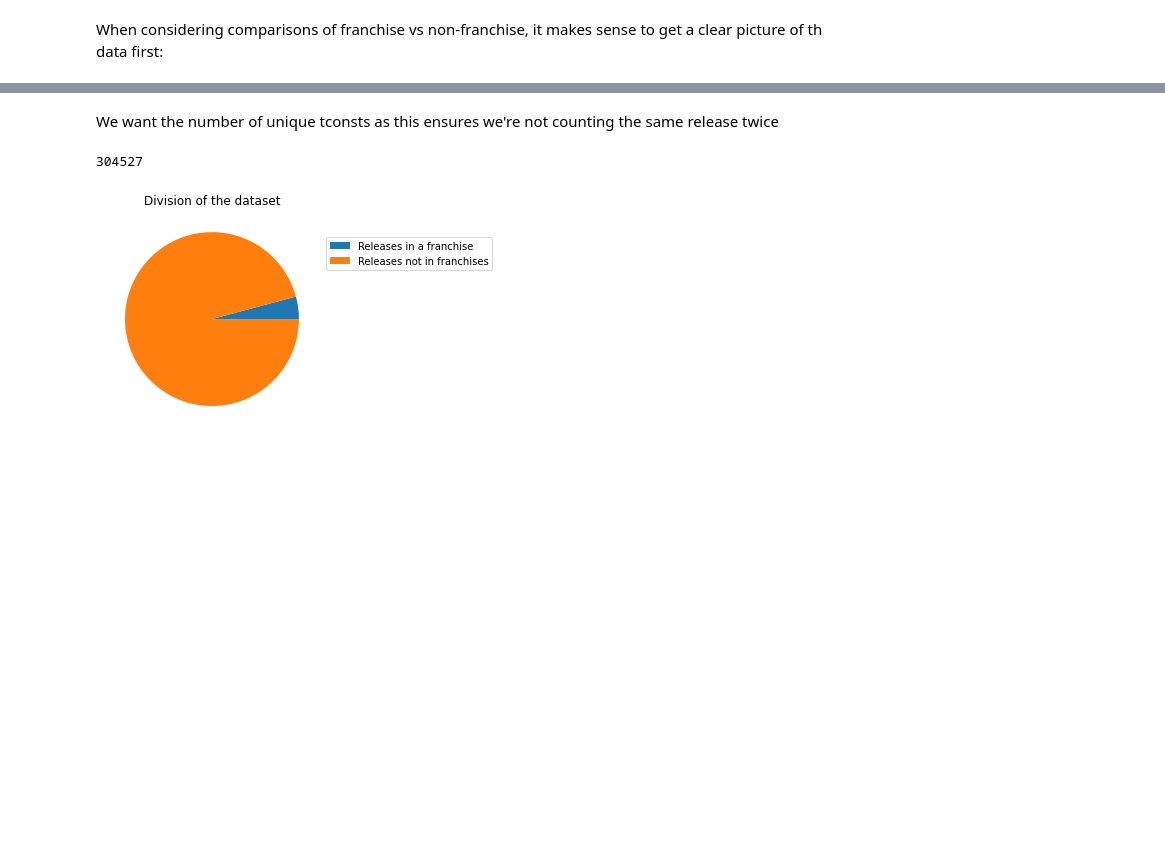
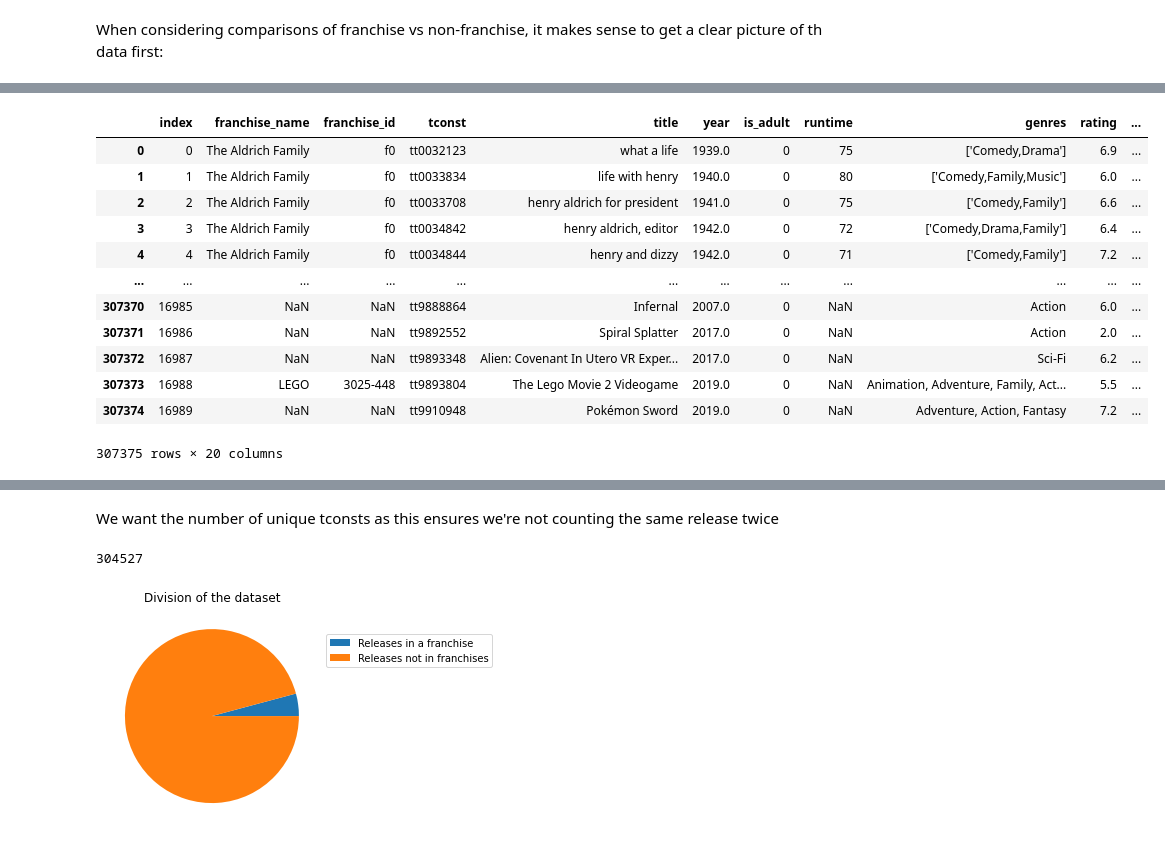
Before and after one commit to adambrennan150/Franchises, a Jupyter notebook: RQ4.ipynb, the cells around one changed output, grey strips where cells are left out. Saved outputs shown, nothing was run; the diff lists cells and outputs as text; code cells hidden in the pictures; blank space fills up the shorter version.

```diff
--- a/RQ4.ipynb
+++ b/RQ4.ipynb
@@ -26,0 +41,20 @@ df
+# %%
+df['unique_franchise_year_pos'] = df.groupby(['franchise_id', 'year']).ngroup() + 1
+df = df.reset_index()
+df['year_pos_in_franchise'] = df.groupby('franchise_id')['unique_franchise_year_pos'].apply(lambda x: x.rank(method='dense'))
+df = df.drop("unique_franchise_year_pos", axis = 1)
+df
+# %% [output]
+|  | index | franchise_name | franchise_id | tconst | title | year | is_adult | runtime | genres | rating | ... |
+| 0 | 0 | The Aldrich Family | f0 | tt0032123 | what a life | 1939.0 | 0 | 75 | ['Comedy,Drama'] | 6.9 | ... |
+| 1 | 1 | The Aldrich Family | f0 | tt0033834 | life with henry | 1940.0 | 0 | 80 | ['Comedy,Family,Music'] | 6.0 | ... |
+| 2 | 2 | The Aldrich Family | f0 | tt0033708 | henry aldrich for president | 1941.0 | 0 | 75 | ['Comedy,Family'] | 6.6 | ... |
+| 3 | 3 | The Aldrich Family | f0 | tt0034842 | henry aldrich, editor | 1942.0 | 0 | 72 | ['Comedy,Drama,Family'] | 6.4 | ... |
+| 4 | 4 | The Aldrich Family | f0 | tt0034844 | henry and dizzy | 1942.0 | 0 | 71 | ['Comedy,Family'] | 7.2 | ... |
+| ... | ... | ... | ... | ... | ... | ... | ... | ... | ... | ... | ... |
+| 307370 | 16985 | NaN | NaN | tt9888864 | Infernal | 2007.0 | 0 | NaN | Action | 6.0 | ... |
+| 307371 | 16986 | NaN | NaN | tt9892552 | Spiral Splatter | 2017.0 | 0 | NaN | Action | 2.0 | ... |
+| 307372 | 16987 | NaN | NaN | tt9893348 | Alien: Covenant In Utero VR Exper... | 2017.0 | 0 | NaN | Sci-Fi | 6.2 | ... |
+| 307373 | 16988 | LEGO | 3025-448 | tt9893804 | The Lego Movie 2 Videogame | 2019.0 | 0 | NaN | Animation, Adventure, Family, Act... | 5.5 | ... |
+| 307374 | 16989 | NaN | NaN | tt9910948 | Pokémon Sword | 2019.0 | 0 | NaN | Adventure, Action, Fantasy | 7.2 | ... |
+307375 rows × 20 columns
```
Also changed, not shown: parts of 21 cells of this notebook.
